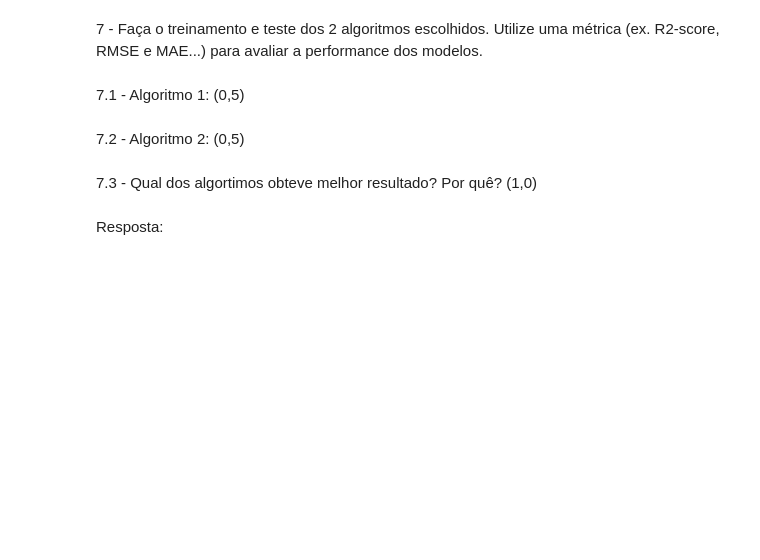
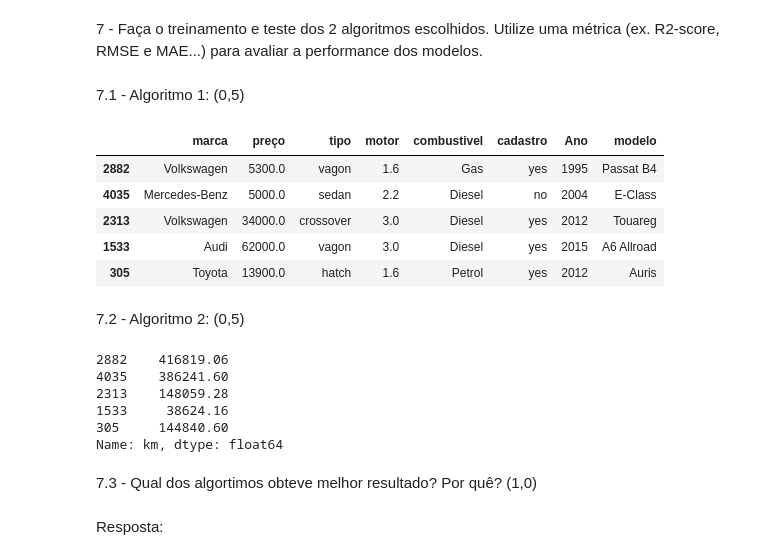
Before and after one commit to ClaudioYams/CP1-IOT, a Jupyter notebook: Checkpoint 01.ipynb, the cells around one changed output. Drawn from its saved outputs; the diff is of its cells as text; code cells hidden in the pictures; blank space fills up the shorter version.

```diff
--- a/Checkpoint 01.ipynb
+++ b/Checkpoint 01.ipynb
@@ -111,0 +131,14 @@ Algoritmo 2:
+# %%
+X = df.drop(['km'], axis=1)              ### teste com todas as entradas
+
+Y = df['km']
+print(f"Formato das tabelas de dados {X.shape} e saidas {Y.shape}")
+
+from sklearn.model_selection import train_test_split
+
+X_treino, X_teste, Y_treino, Y_teste = train_test_split(X, Y, test_size=0.2, random_state=42)
+
+print(X_treino.shape)
+print(X_teste.shape)
+print(Y_treino.shape)
+print(Y_teste.shape)
@@ -118,2 +155,11 @@ Algoritmo 2:
+# %%
+X_treino.head()
+# %% [output]
+|  | marca | preço | tipo | motor | combustivel | cadastro | Ano | modelo |
+| 2882 | Volkswagen | 5300.0 | vagon | 1.6 | Gas | yes | 1995 | Passat B4 |
+| 4035 | Mercedes-Benz | 5000.0 | sedan | 2.2 | Diesel | no | 2004 | E-Class |
+| 2313 | Volkswagen | 34000.0 | crossover | 3.0 | Diesel | yes | 2012 | Touareg |
+| 1533 | Audi | 62000.0 | vagon | 3.0 | Diesel | yes | 2015 | A6 Allroad |
+| 305 | Toyota | 13900.0 | hatch | 1.6 | Petrol | yes | 2012 | Auris |
 # %% [markdown]
 7.2 - Algoritmo 2:  (0,5)
@@ -122,3 +166,12 @@ Algoritmo 2:
+# %%
+Y_treino.head()
+# %% [output]
+2882    416819.06
+4035    386241.60
+2313    148059.28
+1533     38624.16
+305     144840.60
+Name: km, dtype: float64
 # %% [markdown]
 7.3 - Qual dos algortimos obteve melhor resultado? Por quê? (1,0)
 # %% [markdown]
```
Also changed, not shown: parts of 14 cells of this notebook.
